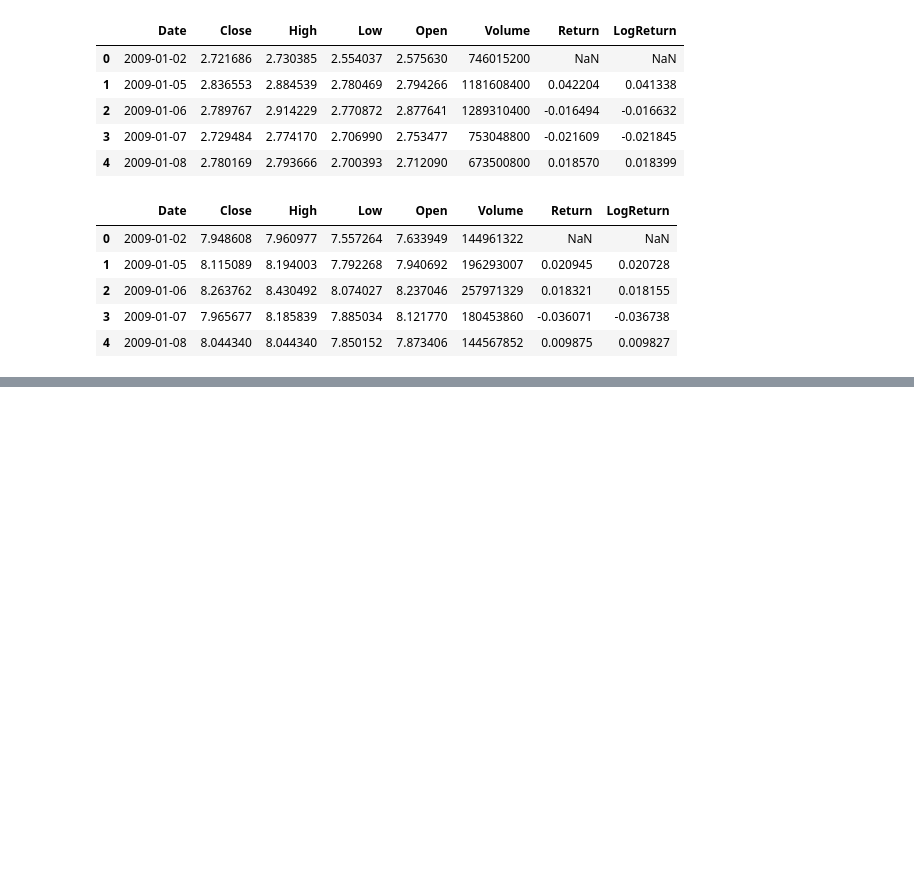
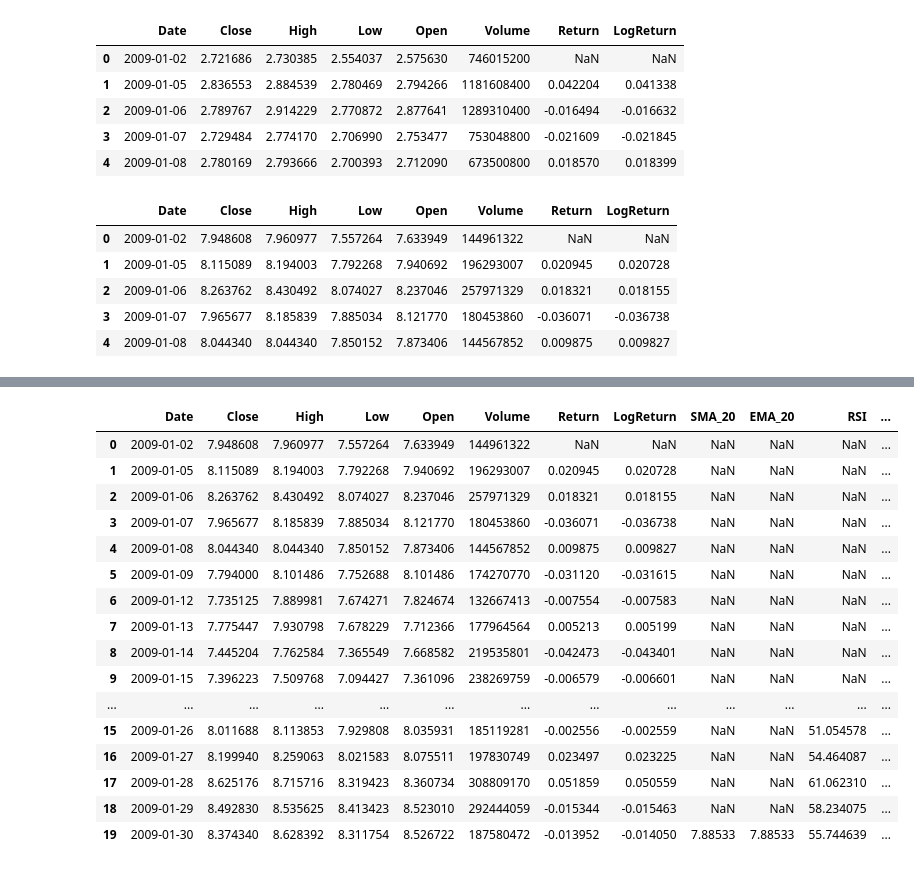
Before and after one commit to Kidist-c/Financial_new-Dataset-Analysis-week1, a Jupyter notebook: notebooks/stock_analysis.ipynb, the cells around one changed output, grey strips where cells are left out. Cells and saved outputs as stored; diff of their text form; code cells hidden in the pictures; blank space fills up the shorter version.

Commit message:
apply talib indicators to the dataset

```diff
--- a/notebooks/stock_analysis.ipynb
+++ b/notebooks/stock_analysis.ipynb
@@ -85,3 +85,8 @@ all_data['GOOG'].head()
 | 2 | 2009-01-06 | 8.263762 | 8.430492 | 8.074027 | 8.237046 | 257971329 | 0.018321 | 0.018155 |
 | 3 | 2009-01-07 | 7.965677 | 8.185839 | 7.885034 | 8.121770 | 180453860 | -0.036071 | -0.036738 |
 | 4 | 2009-01-08 | 8.044340 | 8.044340 | 7.850152 | 7.873406 | 144567852 | 0.009875 | 0.009827 |
+# %%
+# check for all tickers
+for ticker, df in all_data.items():
+    print(f"=== {ticker} ===")
+    print(df[["Close","Return","LogReturn"]].head(), "\n")
@@ -87,0 +113,5 @@ all_data['GOOG'].head()
+# %%
+from src.indicators import apply_indicators
+
+for ticker,df in all_data.items():
+    all_data[ticker]=apply_indicators(df)
@@ -87,0 +127,20 @@ all_data['GOOG'].head()
+# %%
+all_data['GOOG'].head(20)
+# %% [output]
+|  | Date | Close | High | Low | Open | Volume | Return | LogReturn | SMA_20 | EMA_20 | RSI | ... |
+| 0 | 2009-01-02 | 7.948608 | 7.960977 | 7.557264 | 7.633949 | 144961322 | NaN | NaN | NaN | NaN | NaN | ... |
+| 1 | 2009-01-05 | 8.115089 | 8.194003 | 7.792268 | 7.940692 | 196293007 | 0.020945 | 0.020728 | NaN | NaN | NaN | ... |
+| 2 | 2009-01-06 | 8.263762 | 8.430492 | 8.074027 | 8.237046 | 257971329 | 0.018321 | 0.018155 | NaN | NaN | NaN | ... |
+| 3 | 2009-01-07 | 7.965677 | 8.185839 | 7.885034 | 8.121770 | 180453860 | -0.036071 | -0.036738 | NaN | NaN | NaN | ... |
+| 4 | 2009-01-08 | 8.044340 | 8.044340 | 7.850152 | 7.873406 | 144567852 | 0.009875 | 0.009827 | NaN | NaN | NaN | ... |
+| 5 | 2009-01-09 | 7.794000 | 8.101486 | 7.752688 | 8.101486 | 174270770 | -0.031120 | -0.031615 | NaN | NaN | NaN | ... |
+| 6 | 2009-01-12 | 7.735125 | 7.889981 | 7.674271 | 7.824674 | 132667413 | -0.007554 | -0.007583 | NaN | NaN | NaN | ... |
+| 7 | 2009-01-13 | 7.775447 | 7.930798 | 7.678229 | 7.712366 | 177964564 | 0.005213 | 0.005199 | NaN | NaN | NaN | ... |
+| 8 | 2009-01-14 | 7.445204 | 7.762584 | 7.365549 | 7.668582 | 219535801 | -0.042473 | -0.043401 | NaN | NaN | NaN | ... |
+| 9 | 2009-01-15 | 7.396223 | 7.509768 | 7.094427 | 7.361096 | 238269759 | -0.006579 | -0.006601 | NaN | NaN | NaN | ... |
+| ... | ... | ... | ... | ... | ... | ... | ... | ... | ... | ... | ... | ... |
+| 15 | 2009-01-26 | 8.011688 | 8.113853 | 7.929808 | 8.035931 | 185119281 | -0.002556 | -0.002559 | NaN | NaN | 51.054578 | ... |
+| 16 | 2009-01-27 | 8.199940 | 8.259063 | 8.021583 | 8.075511 | 197830749 | 0.023497 | 0.023225 | NaN | NaN | 54.464087 | ... |
+| 17 | 2009-01-28 | 8.625176 | 8.715716 | 8.319423 | 8.360734 | 308809170 | 0.051859 | 0.050559 | NaN | NaN | 61.062310 | ... |
+| 18 | 2009-01-29 | 8.492830 | 8.535625 | 8.413423 | 8.523010 | 292444059 | -0.015344 | -0.015463 | NaN | NaN | 58.234075 | ... |
+| 19 | 2009-01-30 | 8.374340 | 8.628392 | 8.311754 | 8.526722 | 187580472 | -0.013952 | -0.014050 | 7.88533 | 7.88533 | 55.744639 | ... |
```
Also changed, not shown: parts of 3 cells of this notebook, 1 other file.
